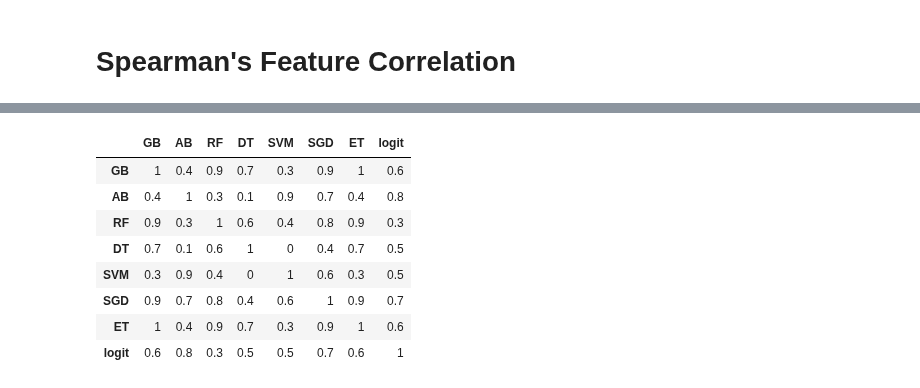
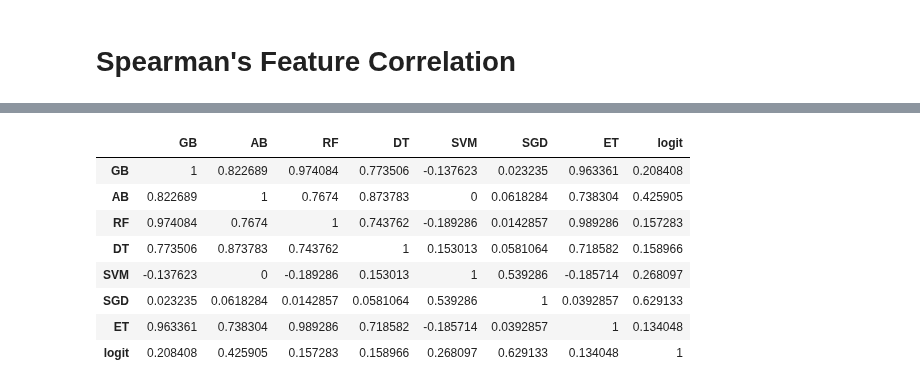
Before and after one commit to jgutman/mvesc, a Jupyter notebook: Models_Results/rank_correlation.ipynb, the cells around one changed output, grey strips where cells are left out. Saved outputs shown, nothing was run; the diff lists cells and outputs as text; code cells hidden in the pictures.

```diff
--- a/Models_Results/rank_correlation.ipynb
+++ b/Models_Results/rank_correlation.ipynb
@@ -92,9 +92,15 @@ with postgres_pgconnection_generator() as connection:
         model_list = [m[0] for m in cursor.fetchall()]
         cursor.execute('select distinct feature_categories from model.reports')
         feature_list = [f[0] for f in cursor.fetchall()]
-        feature_list = [f if ',' not in f  for f in feature_list]
+        to_remove = []
+        for f in feature_list:
+            if ',' in f:
+                to_remove.append(f)
+        for f in to_remove:
+            feature_list.remove(f)
         best = dict()
         features = dict()
+        spearman = dict()
         for f in feature_list:
             best[f] = dict()
             for m in model_list:
@@ -103,9 +109,7 @@ with postgres_pgconnection_generator() as connection:
                                     and feature_categories = %s
                                     and feature_grades like '5, 6, 7, 8, 9'
                                 order by val_precision_10 desc limit 1; """, [m,f])
-#                best[f][m] =
-                print(m, f)
-                print(cursor.fetchall()[0][0])
+                best[f][m] = cursor.fetchall()[0][0]
             temp = pd.DataFrame()
             for m, file in best[f].items():
                 if table_exists(cursor, file, 'feature_scores'):
@@ -113,4 +117,5 @@ with postgres_pgconnection_generator() as connection:
                     df.set_index('feature',inplace=True)
                     df.columns = [m]
                     temp = pd.concat((temp,df), axis=1, join='inner')
-                    features[f] = temp
+            features[f] = temp
+            spearman[f] = temp.corr('spearman')
@@ -138,12 +144,12 @@ kendall_f.style.applymap(partial(color_gt,x=.65,c='blue'))
 # %%
-spearman_f.style.applymap(partial(color_gt,x=.8,c='blue'))
+spearman['absence'].style.applymap(partial(color_gt,x=.8,c='blue'))
 # %% [output]
 |  | GB | AB | RF | DT | SVM | SGD | ET | logit |
-| GB | 1 | 0.4 | 0.9 | 0.7 | 0.3 | 0.9 | 1 | 0.6 |
-| AB | 0.4 | 1 | 0.3 | 0.1 | 0.9 | 0.7 | 0.4 | 0.8 |
-| RF | 0.9 | 0.3 | 1 | 0.6 | 0.4 | 0.8 | 0.9 | 0.3 |
-| DT | 0.7 | 0.1 | 0.6 | 1 | 0 | 0.4 | 0.7 | 0.5 |
-| SVM | 0.3 | 0.9 | 0.4 | 0 | 1 | 0.6 | 0.3 | 0.5 |
-| SGD | 0.9 | 0.7 | 0.8 | 0.4 | 0.6 | 1 | 0.9 | 0.7 |
-| ET | 1 | 0.4 | 0.9 | 0.7 | 0.3 | 0.9 | 1 | 0.6 |
-| logit | 0.6 | 0.8 | 0.3 | 0.5 | 0.5 | 0.7 | 0.6 | 1 |
+| GB | 1 | 0.822689 | 0.974084 | 0.773506 | -0.137623 | 0.023235 | 0.963361 | 0.208408 |
+| AB | 0.822689 | 1 | 0.7674 | 0.873783 | 0 | 0.0618284 | 0.738304 | 0.425905 |
+| RF | 0.974084 | 0.7674 | 1 | 0.743762 | -0.189286 | 0.0142857 | 0.989286 | 0.157283 |
+| DT | 0.773506 | 0.873783 | 0.743762 | 1 | 0.153013 | 0.0581064 | 0.718582 | 0.158966 |
+| SVM | -0.137623 | 0 | -0.189286 | 0.153013 | 1 | 0.539286 | -0.185714 | 0.268097 |
+| SGD | 0.023235 | 0.0618284 | 0.0142857 | 0.0581064 | 0.539286 | 1 | 0.0392857 | 0.629133 |
+| ET | 0.963361 | 0.738304 | 0.989286 | 0.718582 | -0.185714 | 0.0392857 | 1 | 0.134048 |
+| logit | 0.208408 | 0.425905 | 0.157283 | 0.158966 | 0.268097 | 0.629133 | 0.134048 | 1 |
```
Also changed, not shown: parts of 6 cells of this notebook.
